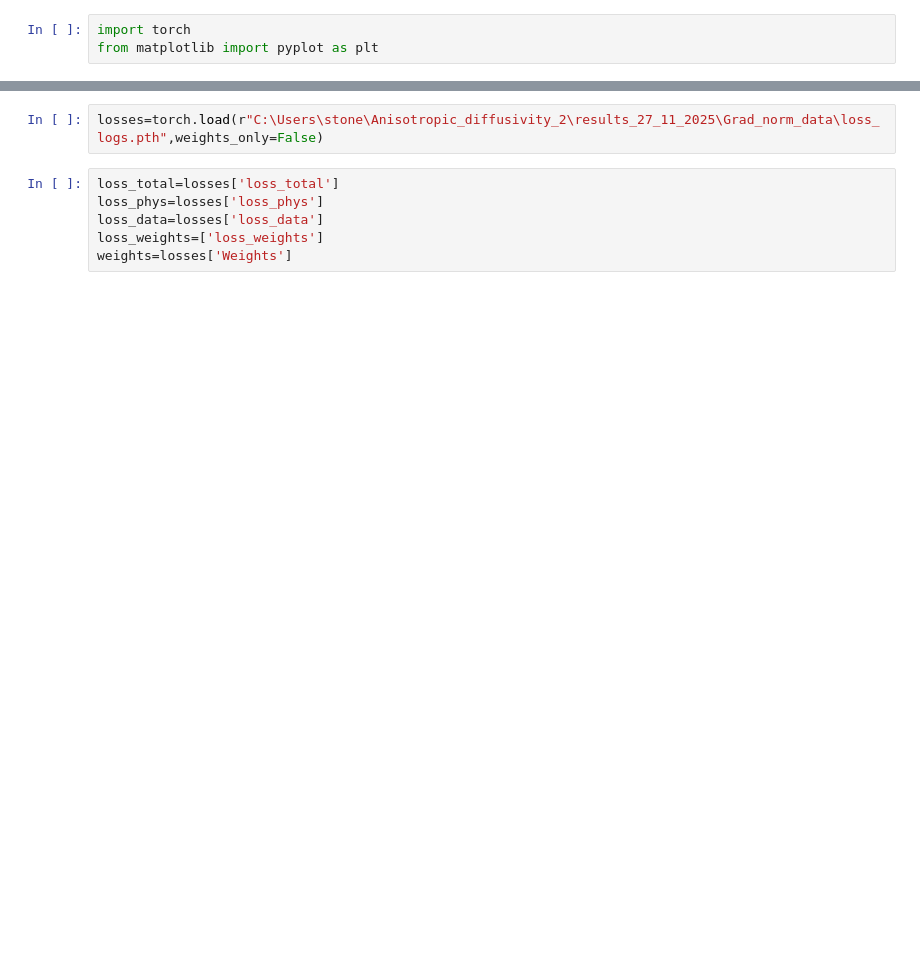
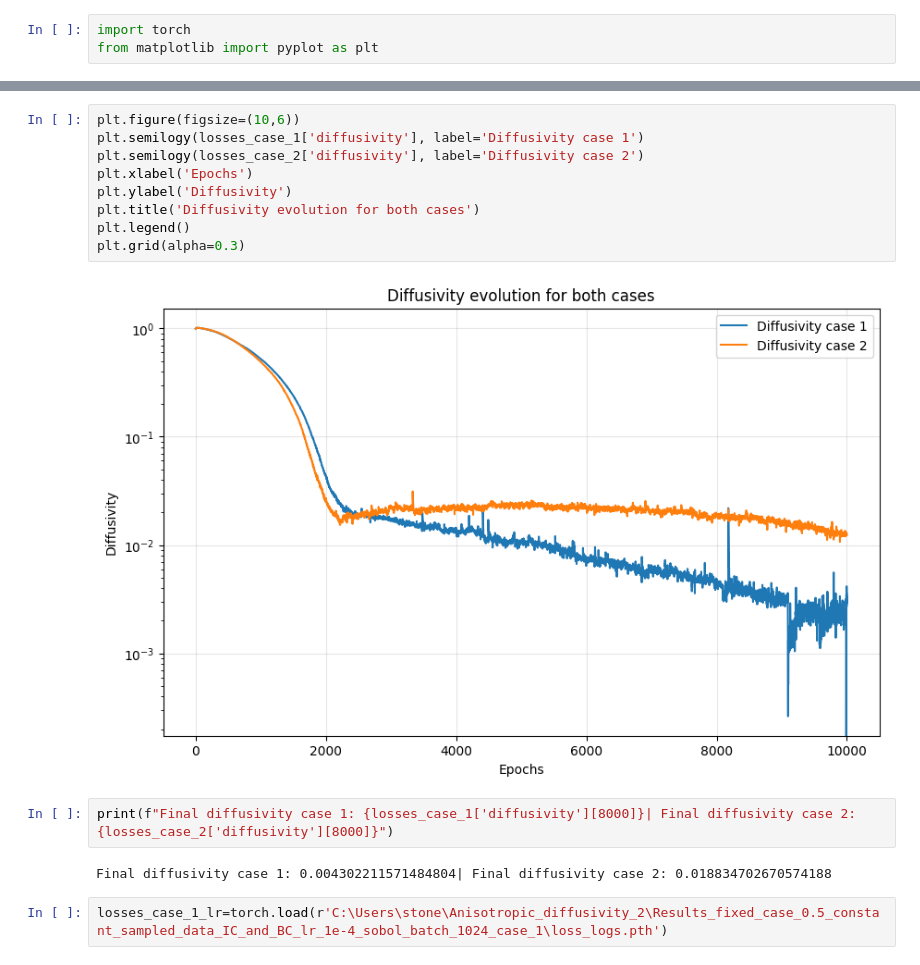
Before and after one commit to konrad-jaworski/Anisotropic_diffusivity_2, a Jupyter notebook: result_analysis.ipynb, the cells around one changed output, grey strips where cells are left out. Saved outputs shown, nothing was run; the diff lists cells and outputs as text; blank space fills up the shorter version.

```diff
--- a/result_analysis.ipynb
+++ b/result_analysis.ipynb
@@ -12,8 +35,17 @@ tensor(4.4600e-06)
+# %%
+plt.figure(figsize=(10,6))
+plt.semilogy(losses_case_1['diffusivity'], label='Diffusivity case 1')
+plt.semilogy(losses_case_2['diffusivity'], label='Diffusivity case 2')
+plt.xlabel('Epochs')
+plt.ylabel('Diffusivity')
+plt.title('Diffusivity evolution for both cases')
+plt.legend()
+plt.grid(alpha=0.3)
+# %% [output]
+[figure, added]
+# %%
+print(f"Final diffusivity case 1: {losses_case_1['diffusivity'][8000]}| Final diffusivity case 2: {losses_case_2['diffusivity'][8000]}")
+# %% [output]
+Final diffusivity case 1: 0.004302211571484804| Final diffusivity case 2: 0.018834702670574188
 # %%
-losses=torch.load(r"C:\Users\stone\Anisotropic_diffusivity_2\results_27_11_2025\Grad_norm_data\loss_logs.pth",weights_only=False)
+losses_case_1_lr=torch.load(r'C:\Users\stone\Anisotropic_diffusivity_2\Results_fixed_case_0.5_constant_sampled_data_IC_and_BC_lr_1e-4_sobol_batch_1024_case_1\loss_logs.pth')
-# %%
-loss_total=losses['loss_total']
-loss_phys=losses['loss_phys']
-loss_data=losses['loss_data']
-loss_weights=['loss_weights']
-weights=losses['Weights']
```
Also changed, not shown: parts of 27 cells of this notebook, 4 other files.
